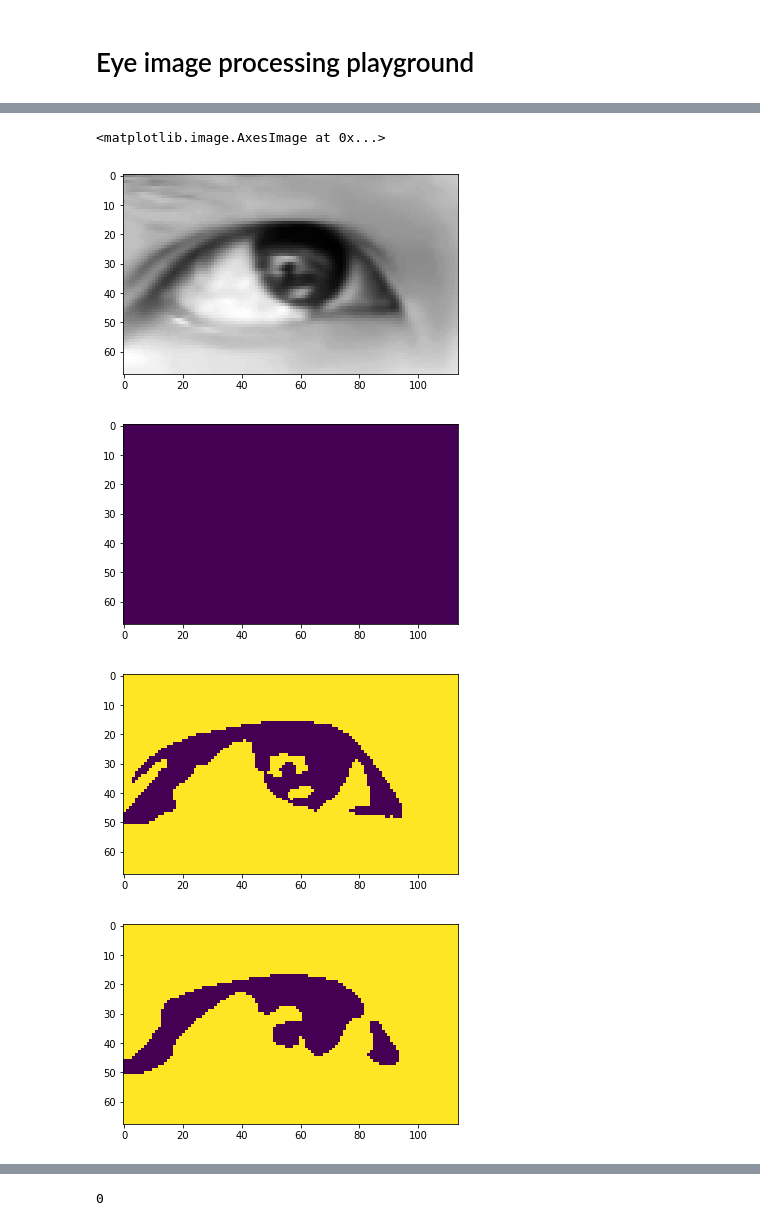
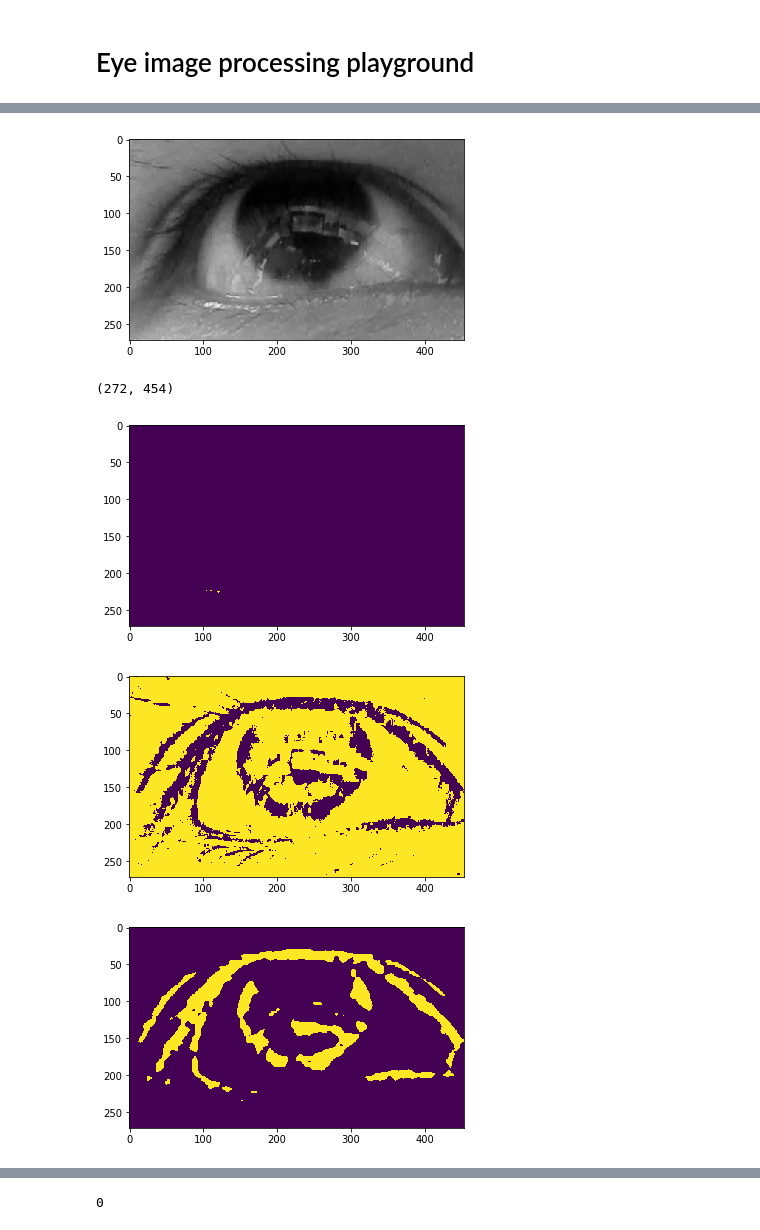
Before and after one commit to srakrn/webcam-perclos, a Jupyter notebook: eyeprocplayground.ipynb, the cells around one changed output, grey strips where cells are left out. Saved outputs shown, nothing was run; the diff lists cells and outputs as text; code cells hidden in the pictures.

```diff
--- a/eyeprocplayground.ipynb
+++ b/eyeprocplayground.ipynb
@@ -13,28 +14,31 @@ eye_detection_demo.py  eyeprocplayground.ipynb  Untitled2.ipynb
 # %%
 # Load the image, crop all eyebrows
-eye = cv2.imread("eyes/brio/1.png", 0)
+eye = cv2.imread("eyes/2.png", 0)
 img_length = eye.shape[0]
 eye = eye[round(img_length*0.2):round(img_length*0.8), :]
 plt.imshow(eye, cmap = 'gray')
+plt.show()
+eye.shape
 # %% [output]
+[figure, new version]
-<matplotlib.image.AxesImage at 0x...>
+(272, 454)
-[figure, old version]
 # %%
 _,th1 = cv2.threshold(eye, 170, 255, cv2.THRESH_BINARY)
-th3 = cv2.adaptiveThreshold(eye,255,cv2.ADAPTIVE_THRESH_MEAN_C, cv2.THRESH_BINARY, 45, 20)
+th3 = cv2.adaptiveThreshold(eye,255,cv2.ADAPTIVE_THRESH_GAUSSIAN_C, cv2.THRESH_BINARY, 101, 10)
 plt.imshow(th1)
 plt.show()
 plt.imshow(th3)
 plt.show()
 
 smoothed_th3 = cv2.blur(th3, (8, 8))
 _, smoothed_th3 = cv2.threshold(smoothed_th3, 100, 255, cv2.THRESH_BINARY)
+smoothed_th3 = smoothed_th3 * -1
 plt.imshow(smoothed_th3)
 plt.show()
 # %% [output]
-[figure, old version]
+[figure, new version]
-[figure, old version]
+[figure, new version]
-[figure, old version]
+[figure, new version]
 # %%
 kernel = np.array(
     [[1, 2, 1],
```
Also changed, not shown: parts of 9 cells of this notebook, 3 other files.
